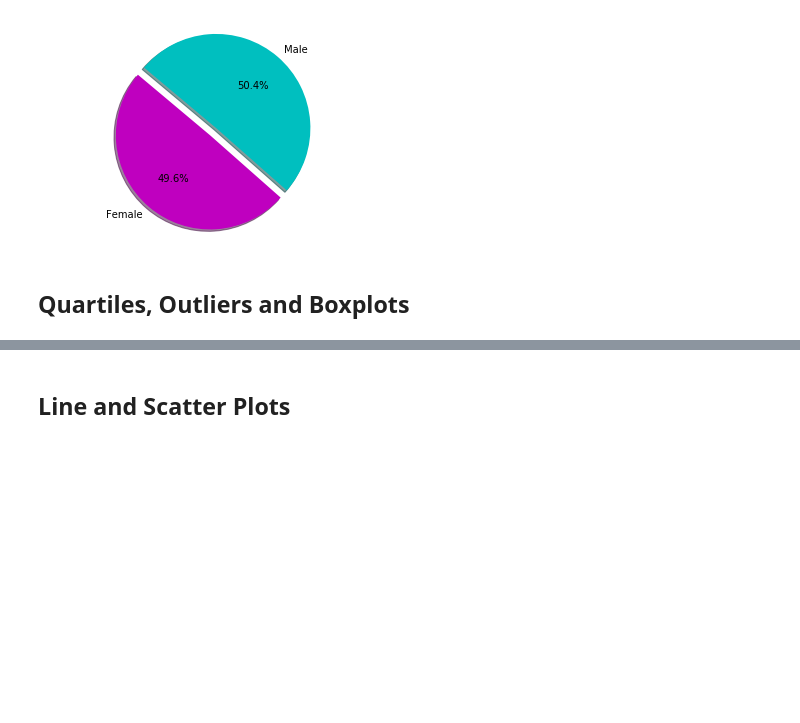
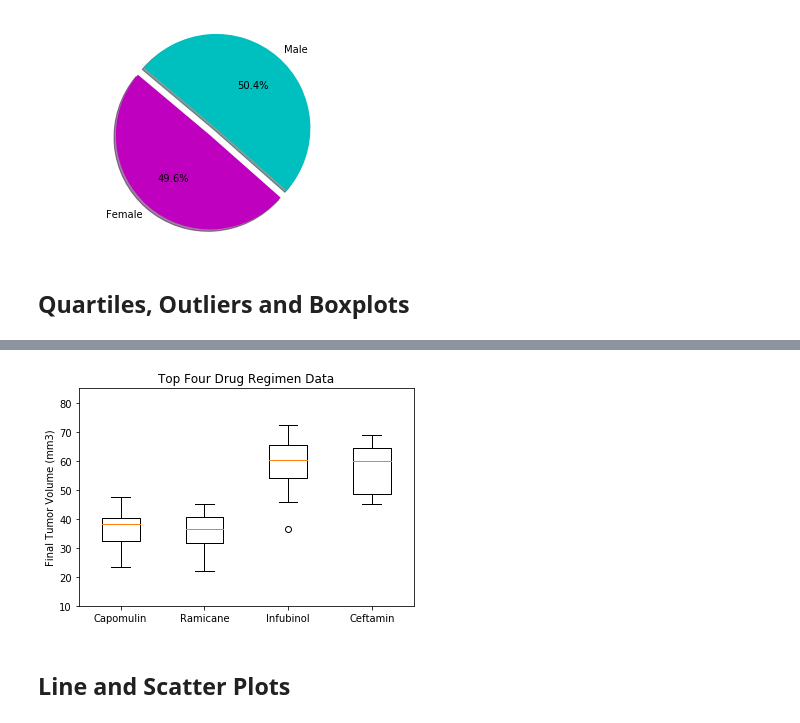
Before and after one commit to GStout17/Matplotlib-Challenge, a Jupyter notebook: Pymaceuticals_SCC _Tumor_Study.ipynb, the cells around one changed output, grey strips where cells are left out. Drawn from its saved outputs; the diff is of its cells as text; code cells hidden in the pictures; blank space fills up the shorter version.

Commit message:
Added box plot

```diff
--- a/Pymaceuticals_SCC _Tumor_Study.ipynb
+++ b/Pymaceuticals_SCC _Tumor_Study.ipynb
@@ -320,17 +320,12 @@ plt.axis("equal")
 # Capomulin, Ramicane, Infubinol, and Ceftamin
 
 # Making new df
-top_four = clean_df[clean_df["Drug Regimen"].isin(["Capomulin", "Ramicane", "Infubinol", "Ceftamin"])]
-
-top_four = top_four.sort_values(["Timepoint"], ascending=True)
-
-top_four
-
+top_treatments = clean_df[clean_df["Drug Regimen"].isin(["Capomulin", "Ramicane", "Infubinol", "Ceftamin"])]
+top_treatments = top_treatments.sort_values(["Timepoint"], ascending=True)
+top_treatments
 
 # Start by getting the last (greatest) timepoint for each mouse
-top_four_last = top_four.groupby(['Drug Regimen', 'Mouse ID']).last()['Tumor Volume (mm3)']
-top_four_last.head
+top_treatments_data = top_treatments[["Drug Regimen", "Mouse ID", "Timepoint", "Tumor Volume (mm3)"]]
 
-
-# Merge this group df with the original dataframe to get the tumor volume at the last timepoint
+top_treatments_data
 # %% [output]
@@ -369,3 +345,32 @@ top_4_drugs = ['Capomulin', 'Ramicane', 'Infubinol','Ceftamin']
+# %%
+#Group data by Drug Regimen and Mouse ID to capture Last Tumor Measurement
+top_treatments_sort = top_treatments_data.groupby(['Drug Regimen', 'Mouse ID']).last()['Tumor Volume (mm3)']
+
+# # Create empty list to fill with tumor vol data (for plotting)
+top_treatments_list = top_treatments_sort.to_frame()
+
+# Create a list to use as labels and dataframe
+top_4 = ['Capomulin', 'Ramicane', 'Infubinol','Ceftamin']
+
+# Generate a box plot of the final tumor volume of each mouse across four regimens of interest
+treatment_box = top_treatments_list.reset_index()
+tumor_lists = treatment_box.groupby('Drug Regimen')['Tumor Volume (mm3)'].apply(list)
+
+tumor_list_df = pd.DataFrame(tumor_lists)
+tumor_list_df = tumor_list_df.reindex(top_4)
+
+# Put treatments into a list for for loop
+tumor_vols = [vol for vol in tumor_list_df['Tumor Volume (mm3)']]
+
+#Printing
+plt.boxplot(tumor_vols, labels=top_4)
+plt.ylim(10, 85)
+#boxplot(data, sym='b.')
+plt.title("Top Four Drug Regimen Data")
+plt.ylabel("Final Tumor Volume (mm3)")
+plt.show()
+# %% [output]
+[figure, added]
 # %% [markdown]
 ## Line and Scatter Plots
 # %%
```
Also changed, not shown: parts of 3 cells of this notebook.
